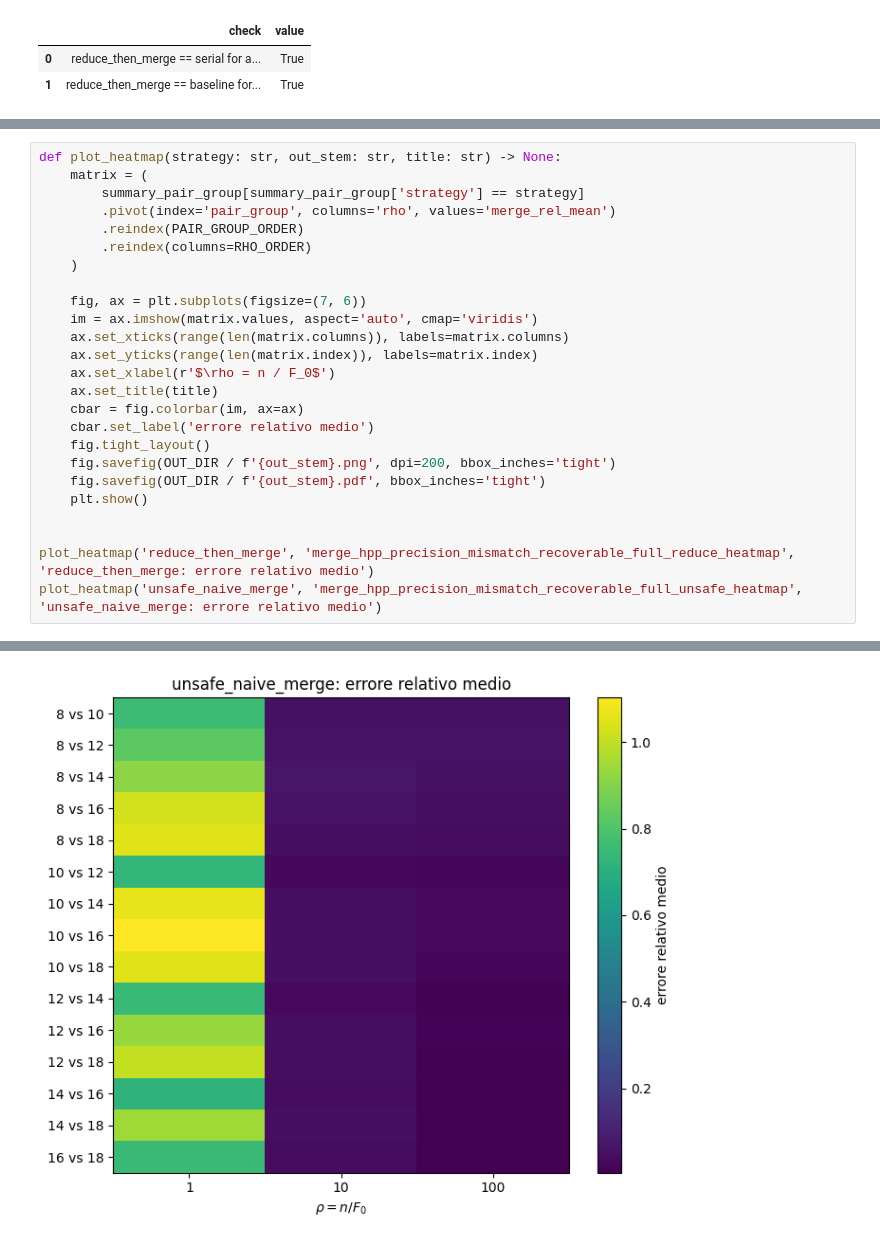
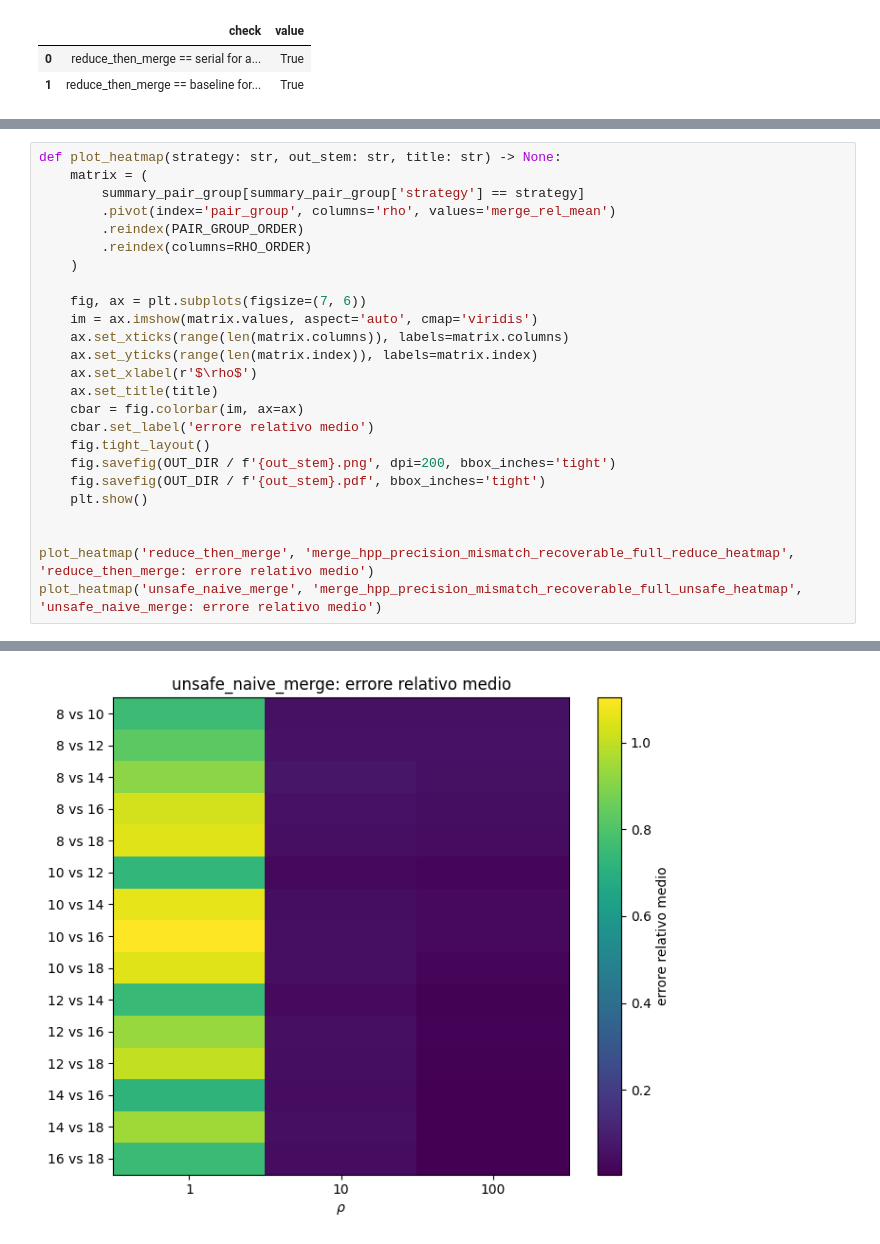
Before and after one commit to kr0bi/satp-cpp, a Jupyter notebook: notebooks/25_ch5_merge_hllpp_precision_mismatch_recoverable_full.ipynb, the cells around one changed output, grey strips where cells are left out. Cells and saved outputs as stored; diff of their text form.

```diff
--- a/notebooks/25_ch5_merge_hllpp_precision_mismatch_recoverable_full.ipynb
+++ b/notebooks/25_ch5_merge_hllpp_precision_mismatch_recoverable_full.ipynb
@@ -276,7 +276,7 @@ def plot_heatmap(strategy: str, out_stem: str, title: str) -> None:
     im = ax.imshow(matrix.values, aspect='auto', cmap='viridis')
     ax.set_xticks(range(len(matrix.columns)), labels=matrix.columns)
     ax.set_yticks(range(len(matrix.index)), labels=matrix.index)
-    ax.set_xlabel(r'$\rho = n / F_0$')
+    ax.set_xlabel(r'$\rho$')
     ax.set_title(title)
     cbar = fig.colorbar(im, ax=ax)
     cbar.set_label('errore relativo medio')
@@ -293 +293 @@ plot_heatmap('unsafe_naive_merge', 'merge_hpp_precision_mismatch_recoverable_ful
-[figure, old version]
+[figure, new version]
```
Also changed, not shown: parts of 2 cells of this notebook, 6 other files.
